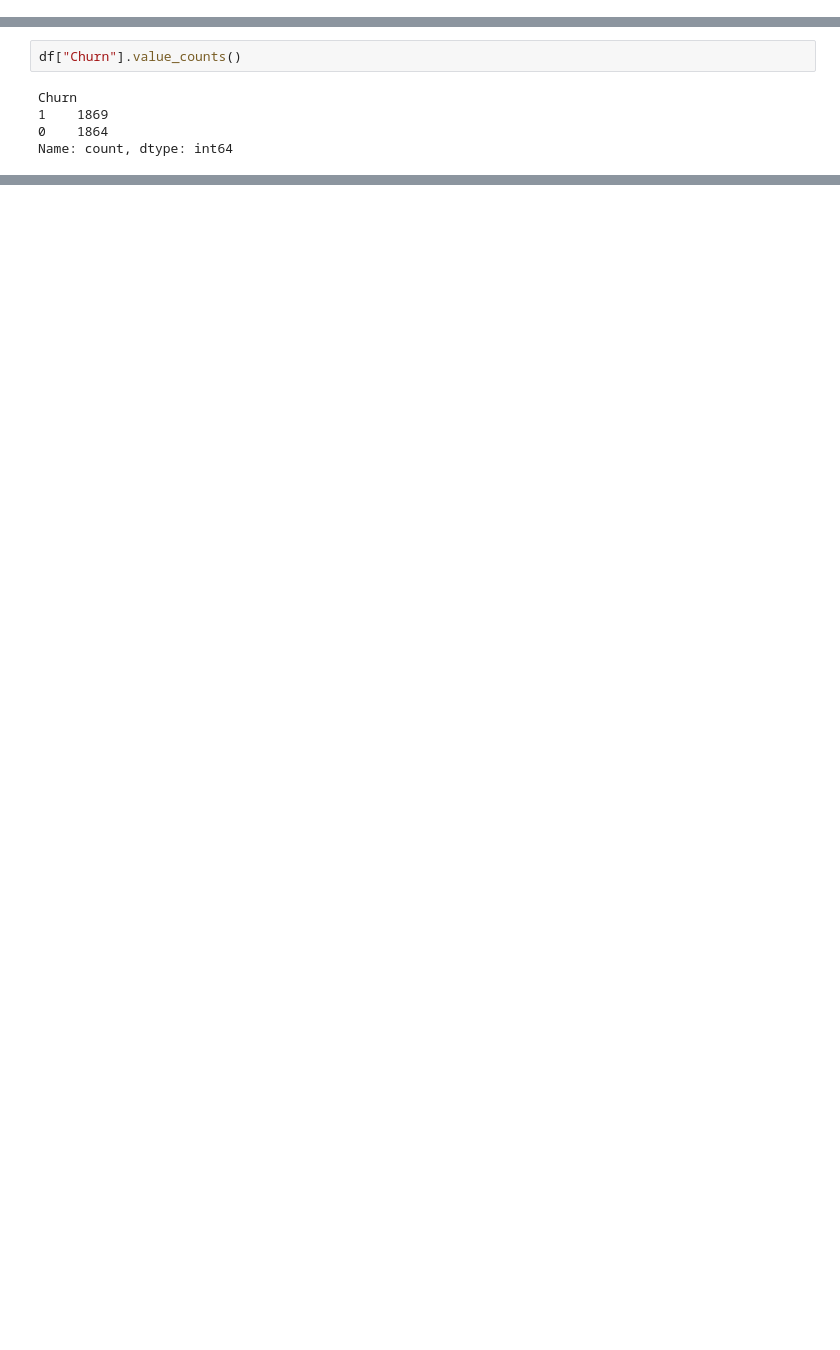
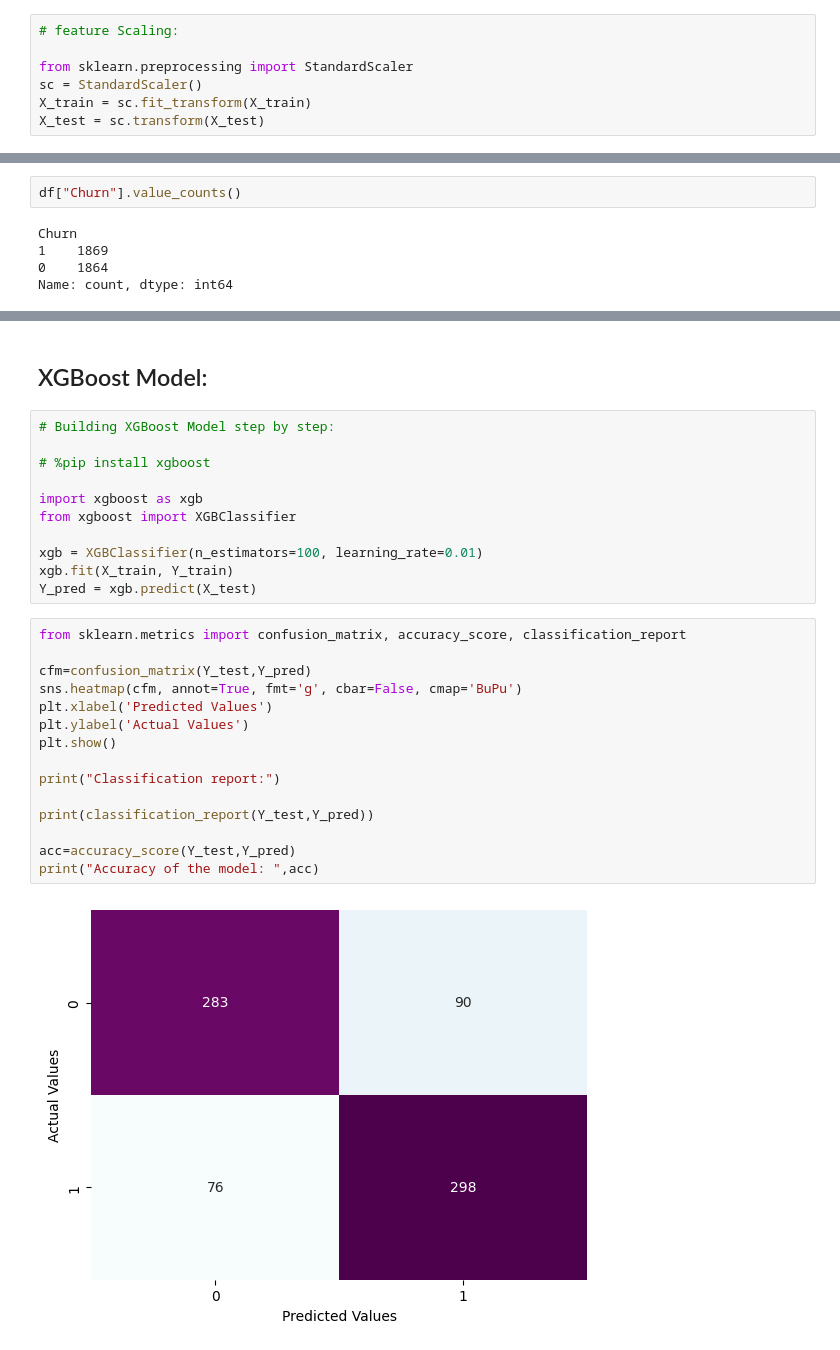
Before and after one commit to tamaxhh/Customer-Churn-Prediction, a Jupyter notebook: Customer Churn Prediction.ipynb, the cells around one changed output, grey strips where cells are left out. Cells and saved outputs as stored; diff of their text form; blank space fills up the shorter version.

Commit message:
Update XGBoost Model

```diff
--- a/Customer Churn Prediction.ipynb
+++ b/Customer Churn Prediction.ipynb
@@ -207,6 +207,13 @@ Y = df['Churn']
 from sklearn.model_selection import train_test_split
 
 X_train, X_test, Y_train, Y_test = train_test_split(X, Y, test_size=0.2, random_state=100, stratify = Y)
+# %%
+# feature Scaling:
+
+from sklearn.preprocessing import StandardScaler
+sc = StandardScaler()
+X_train = sc.fit_transform(X_train)
+X_test = sc.transform(X_test)
 # %%
 from sklearn.linear_model import LogisticRegression
 lr = LogisticRegression(max_iter=10000)
@@ -237,0 +287,30 @@ Name: count, dtype: int64
+# %% [markdown]
+## XGBoost Model:
+# %%
+# Building XGBoost Model step by step:
+
+# %pip install xgboost
+
+import xgboost as xgb
+from xgboost import XGBClassifier
+
+xgb = XGBClassifier(n_estimators=100, learning_rate=0.01)
+xgb.fit(X_train, Y_train)
+Y_pred = xgb.predict(X_test)
+# %%
+from sklearn.metrics import confusion_matrix, accuracy_score, classification_report
+
+cfm=confusion_matrix(Y_test,Y_pred)
+sns.heatmap(cfm, annot=True, fmt='g', cbar=False, cmap='BuPu')
+plt.xlabel('Predicted Values')
+plt.ylabel('Actual Values')
+plt.show()
+
+print("Classification report:")
+
+print(classification_report(Y_test,Y_pred))
+
+acc=accuracy_score(Y_test,Y_pred)
+print("Accuracy of the model: ",acc)
+# %% [output]
+[figure, added]
```
Also changed, not shown: parts of 19 cells of this notebook.
